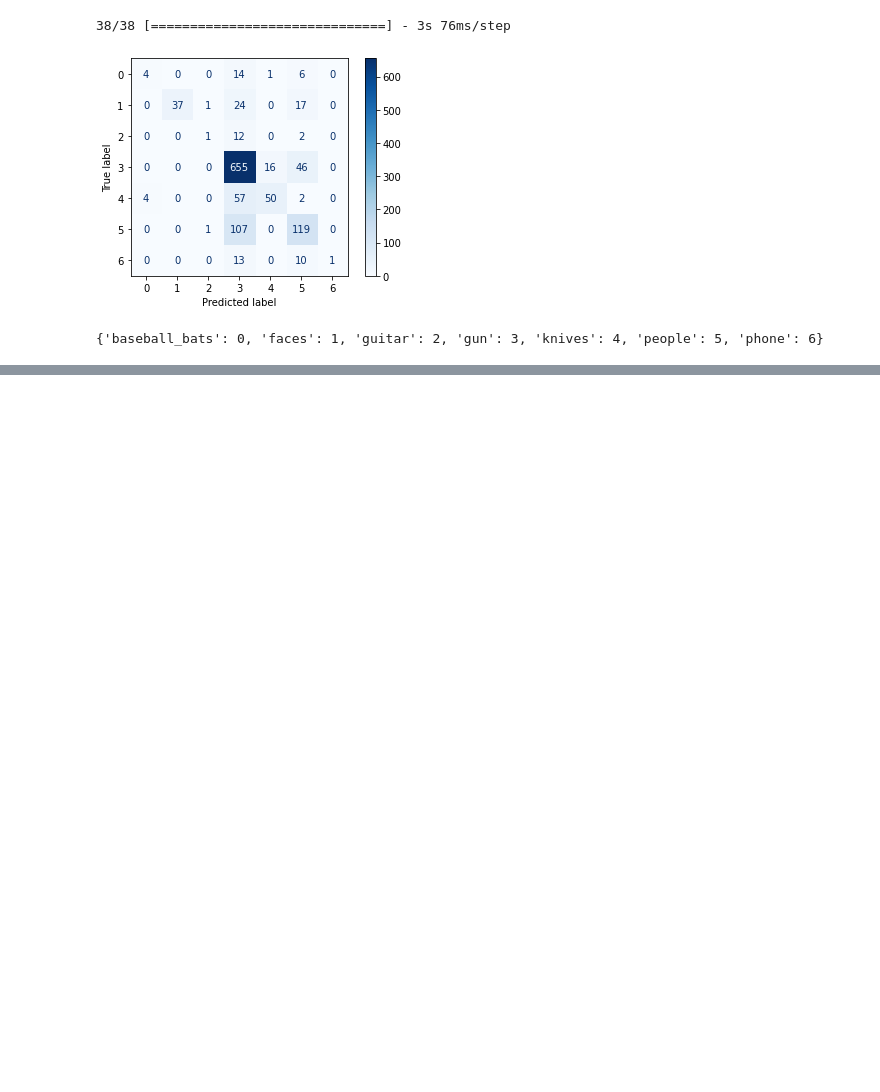
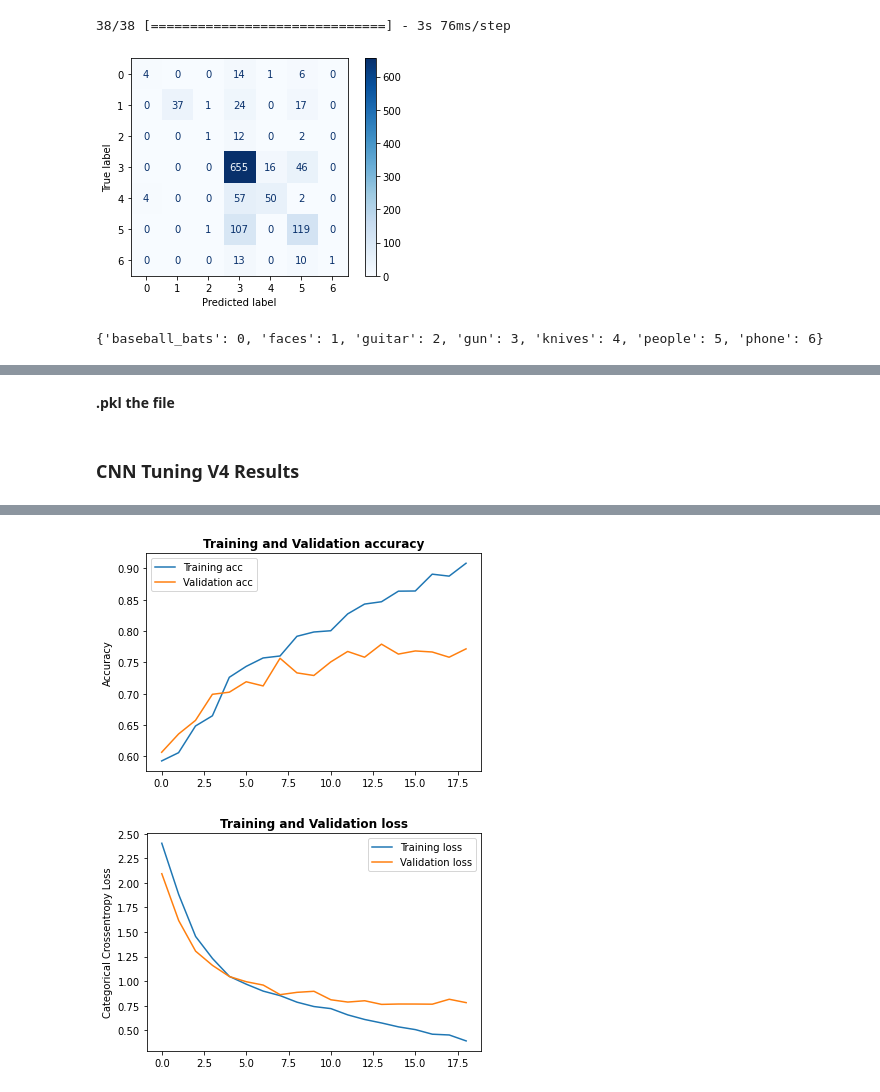
Before and after one commit to eric8395/Gun-Image-Classification, a Jupyter notebook: EA Folder/Image Classification - Multiclass.ipynb, the cells around one changed output, grey strips where cells are left out. Drawn from its saved outputs; the diff is of its cells as text; code cells hidden in the pictures; blank space fills up the shorter version.

```diff
--- a/EA Folder/Image Classification - Multiclass.ipynb
+++ b/EA Folder/Image Classification - Multiclass.ipynb
@@ -570,0 +733,2 @@ get_test_results(loaded_cnn_model_multiclass, test_images, y_test)
+# %% [markdown]
+**.pkl the file**
@@ -570,0 +744,13 @@ get_test_results(loaded_cnn_model_multiclass, test_images, y_test)
+# %%
+# use the built-in open() function again, this time to read
+cnn_model_multiclass_3_file = open("cnn_model_multiclass_3.pkl", "rb") # "rb" means "read as bytes"
+# load the variable's contents from the file into a variable
+loaded_cnn_model_multiclass_3 = joblib.load(cnn_model_multiclass_3_file)
+# close the file
+cnn_model_multiclass_3_file.close()
+# %% [markdown]
+### CNN Tuning V4 Results
+# %%
+# get model results
+model_results(loaded_cnn_model_multiclass_3, train_images, y_train, test_images, y_test)
+# %% [output]
@@ -570,0 +765,2 @@ get_test_results(loaded_cnn_model_multiclass, test_images, y_test)
+[figure, added]
+[figure, added]
```
Also changed, not shown: parts of 28 cells of this notebook, 2 other files.
